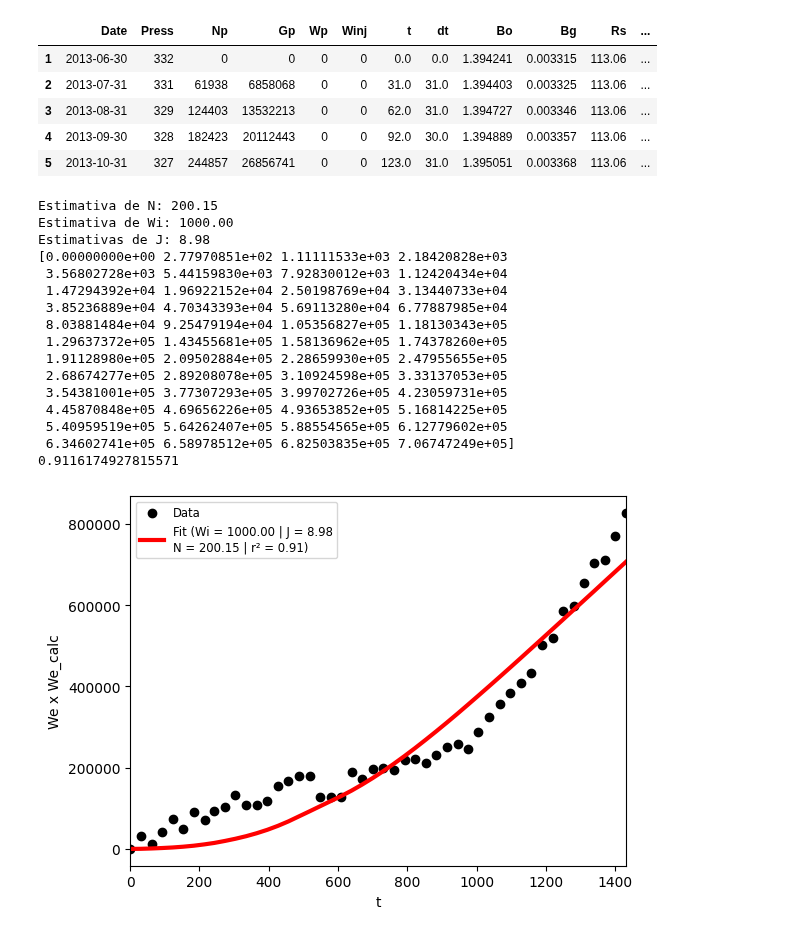
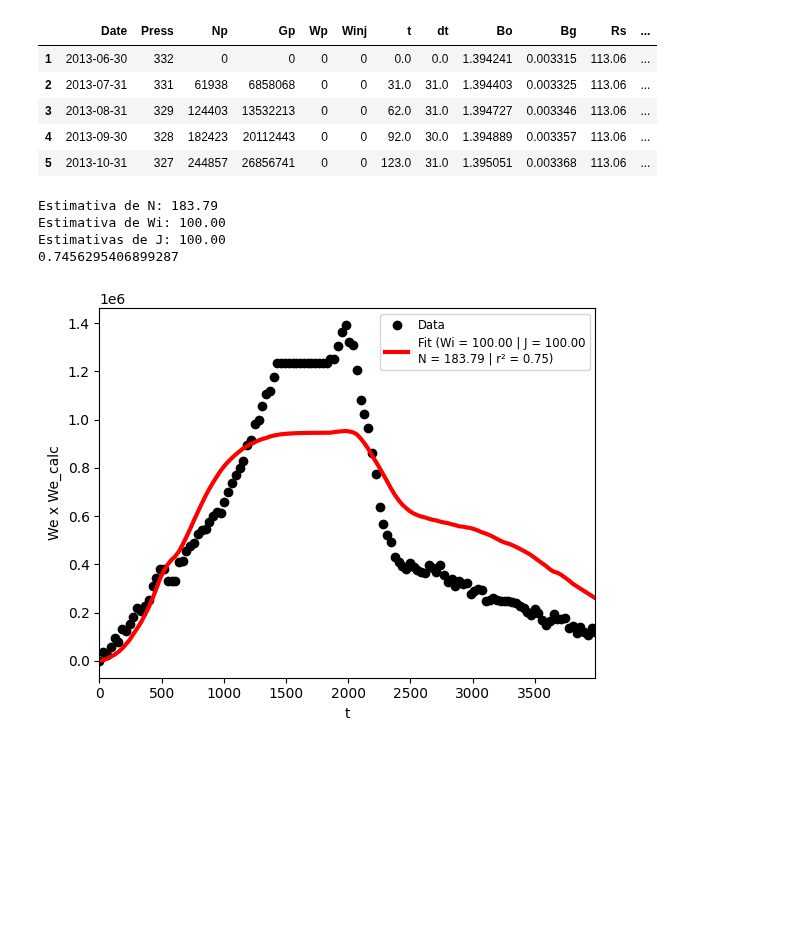
Before and after one commit to marcelogarret/projeto_mestrado, a Jupyter notebook: EBM_FIT_UNISIM_M.ipynb, the cells around one changed output. Cells and saved outputs as stored; diff of their text form; code cells hidden in the pictures; blank space fills up the shorter version.

```diff
--- a/EBM_FIT_UNISIM_M.ipynb
+++ b/EBM_FIT_UNISIM_M.ipynb
@@ -8,8 +8,8 @@ from scipy.optimize import curve_fit
 from scipy.optimize import minimize
 from sklearn.metrics import r2_score
 
-# df=pd.read_excel('unisim_hist-m.xlsx').iloc[1:,:]
-df=pd.read_excel('unisim_hist-m.xlsx').iloc[1:49,:]
+df=pd.read_excel('unisim_hist-m.xlsx').iloc[1:,:]
+# df=pd.read_excel('unisim_hist-m.xlsx').iloc[1:49,:]
 df.head()
 # %% [output]
 |  | Date | Press | Np | Gp | Wp | Winj |
@@ -169,59 +169,47 @@ def objective(x, Eo, Eg, Efw, F, m):
 x0 = np.array([130] + [100] + [10])
 
 # Limites para N, Wi e J
-bounds = [(10, 1000)] + [(10, 1000)] + [(1, 100)]
+bounds = [(10, 300)] + [(100, 1000)] + [(1, 100)]
 
 # Otimização com restrições
 result = minimize(objective, x0, args=(Eo, Eg, Efw, F, m), bounds=bounds)
 
 N_est = result.x[0]
 Wi_est = result.x[1]
 J_est = result.x[2]
 
 print(f"Estimativa de N: {N_est:0.2f}")
 print(f"Estimativa de Wi: {Wi_est:0.2f}")
 print(f"Estimativas de J: {J_est:0.2f}")
 
 Wei_est = (cf+cw)*Wi_est*p[0]*10**6
 # print(Wei_est)
 Wen = np.zeros(len(t))
 pa_med = np.zeros(len(t))
 pa_med[0] = p[0]
 for i in range(1,len(t)):
   pa_med[i-1] = p[0]*(1-(Wen[i-1]/Wei_est))
   Wen[i] = Wen[i-1]+(Wei_est/p[0])*(pa_med[i-1]-p[i])*(1-np.exp(-J_est*p[0]*dt[i]/Wei_est))
 pa_med[len(t)-1] = p[0]*(1-(Wen[len(t)-1]/Wei_est))
 We_EBM = F - (N_est*10**6) * (Eo + m * Eg + Efw)
-print(Wen)
+# print(Wen)
 
 r2_2 = r2_score(We_EBM, Wen)
 print(r2_2)
 
 plt.scatter(t, We_EBM, label="Data", color="black")
 plt.plot(t, Wen, label=f"Fit (Wi = {Wi_est:0.2f} | J = {J_est:0.2f}" + "\n" + f"N = {N_est:0.2f} | r\N{SUPERSCRIPT TWO} = {r2_2:.2f})", color="red", linewidth=3)
 plt.legend(fontsize='small')
 plt.xlabel("t")
 plt.ylabel("We x We_calc")
-plt.xlim(0, 1431)
+plt.xlim(0, 3988)
 plt.show()
 # %% [output]
-Estimativa de N: 200.15
-Estimativa de Wi: 1000.00
-Estimativas de J: 8.98
-[0.00000000e+00 2.77970851e+02 1.11111533e+03 2.18420828e+03
- 3.56802728e+03 5.44159830e+03 7.92830012e+03 1.12420434e+04
- 1.47294392e+04 1.96922152e+04 2.50198769e+04 3.13440733e+04
- 3.85236889e+04 4.70343393e+04 5.69113280e+04 6.77887985e+04
- 8.03881484e+04 9.25479194e+04 1.05356827e+05 1.18130343e+05
- 1.29637372e+05 1.43455681e+05 1.58136962e+05 1.74378260e+05
- 1.91128980e+05 2.09502884e+05 2.28659930e+05 2.47955655e+05
- 2.68674277e+05 2.89208078e+05 3.10924598e+05 3.33137053e+05
- 3.54381001e+05 3.77307293e+05 3.99702726e+05 4.23059731e+05
- 4.45870848e+05 4.69656226e+05 4.93653852e+05 5.16814225e+05
- 5.40959519e+05 5.64262407e+05 5.88554565e+05 6.12779602e+05
- 6.34602741e+05 6.58978512e+05 6.82503835e+05 7.06747249e+05]
-0.9116174927815571
+Estimativa de N: 183.79
+Estimativa de Wi: 100.00
+Estimativas de J: 100.00
+0.7456295406899287
-[figure, old version]
+[figure, new version]
 # %%
 ## Previsao de pressao
 
```
Also changed, not shown: parts of 7 cells of this notebook.
